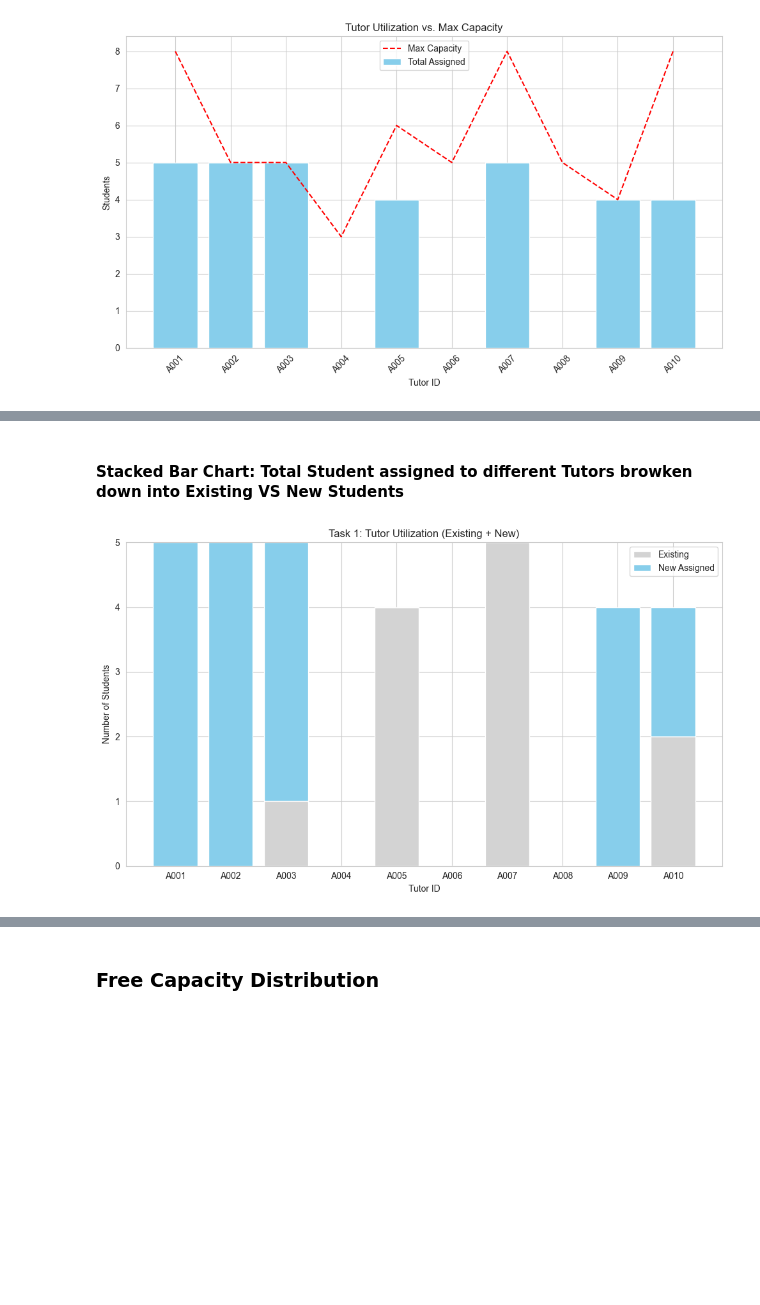
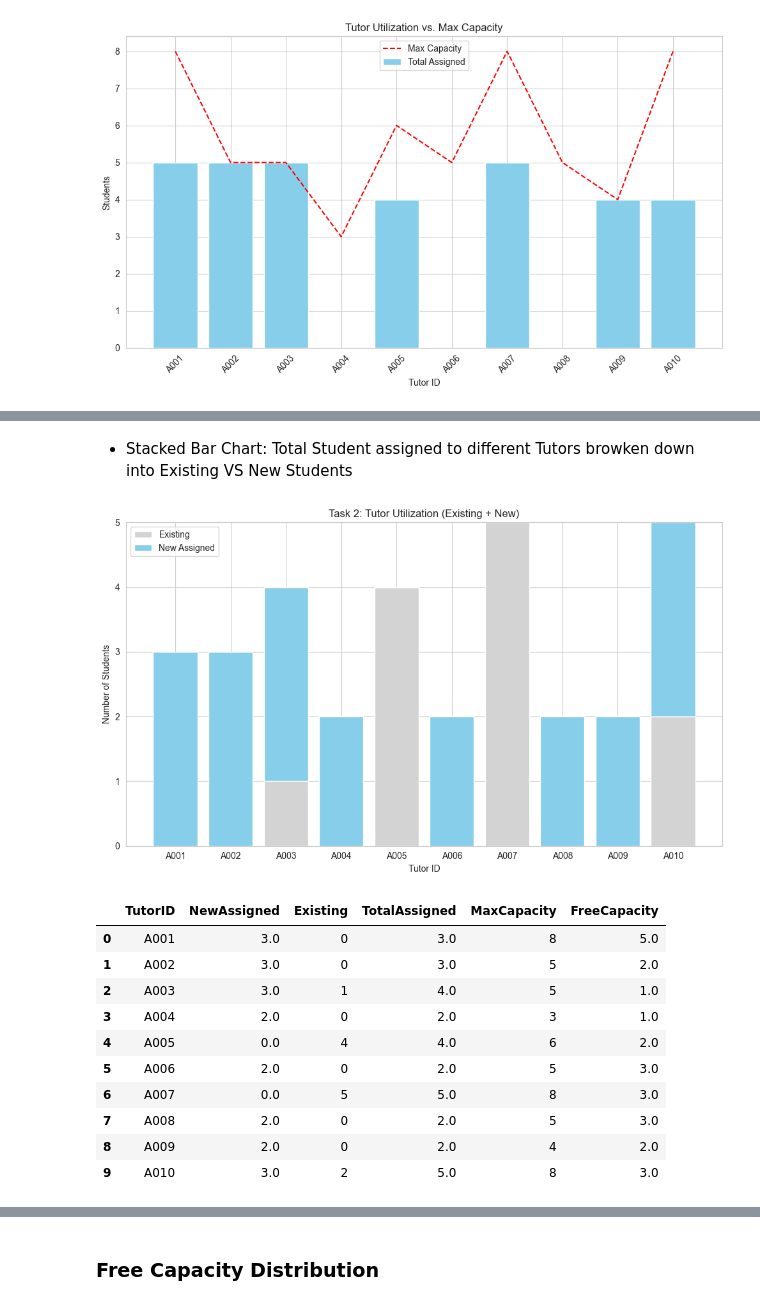
Before and after one commit to AimanAminuddin/myrepo, a Jupyter notebook: TutorAssignment.ipynb, the cells around one changed output, grey strips where cells are left out. Drawn from its saved outputs; the diff is of its cells as text; code cells hidden in the pictures; blank space fills up the shorter version.

```diff
--- a/TutorAssignment.ipynb
+++ b/TutorAssignment.ipynb
@@ -123,13 +436,27 @@ plt.show()
 # %% [markdown]
-#### Stacked Bar Chart: Total Student assigned to different Tutors browken down into Existing VS New Students
+- Stacked Bar Chart: Total Student assigned to different Tutors browken down into Existing VS New Students
 # %%
-plt.bar(task_1_tutor_summary["TutorID"], task_1_tutor_summary["Existing"], label="Existing", color="lightgray")
-plt.bar(task_1_tutor_summary["TutorID"], task_1_tutor_summary["NewAssigned"], bottom=task_1_tutor_summary["Existing"], label="New Assigned", color="skyblue")
+plt.bar(task_2_tutor_summary["TutorID"], task_2_tutor_summary["Existing"], label="Existing", color="lightgray")
+plt.bar(task_2_tutor_summary["TutorID"], task_2_tutor_summary["NewAssigned"], bottom=task_2_tutor_summary["Existing"], label="New Assigned", color="skyblue")
 plt.xlabel("Tutor ID")
 plt.ylabel("Number of Students")
-plt.title("Task 1: Tutor Utilization (Existing + New)")
+plt.title("Task 2: Tutor Utilization (Existing + New)")
 plt.legend()
 plt.tight_layout()
 plt.show()
 # %% [output]
-[figure, old version]
+[figure, new version]
+# %%
+task_2_tutor_summary
+# %% [output]
+|  | TutorID | NewAssigned | Existing | TotalAssigned | MaxCapacity | FreeCapacity |
+| 0 | A001 | 3.0 | 0 | 3.0 | 8 | 5.0 |
+| 1 | A002 | 3.0 | 0 | 3.0 | 5 | 2.0 |
+| 2 | A003 | 3.0 | 1 | 4.0 | 5 | 1.0 |
+| 3 | A004 | 2.0 | 0 | 2.0 | 3 | 1.0 |
+| 4 | A005 | 0.0 | 4 | 4.0 | 6 | 2.0 |
+| 5 | A006 | 2.0 | 0 | 2.0 | 5 | 3.0 |
+| 6 | A007 | 0.0 | 5 | 5.0 | 8 | 3.0 |
+| 7 | A008 | 2.0 | 0 | 2.0 | 5 | 3.0 |
+| 8 | A009 | 2.0 | 0 | 2.0 | 4 | 2.0 |
+| 9 | A010 | 3.0 | 2 | 5.0 | 8 | 3.0 |
```
Also changed, not shown: parts of 90 cells of this notebook.
